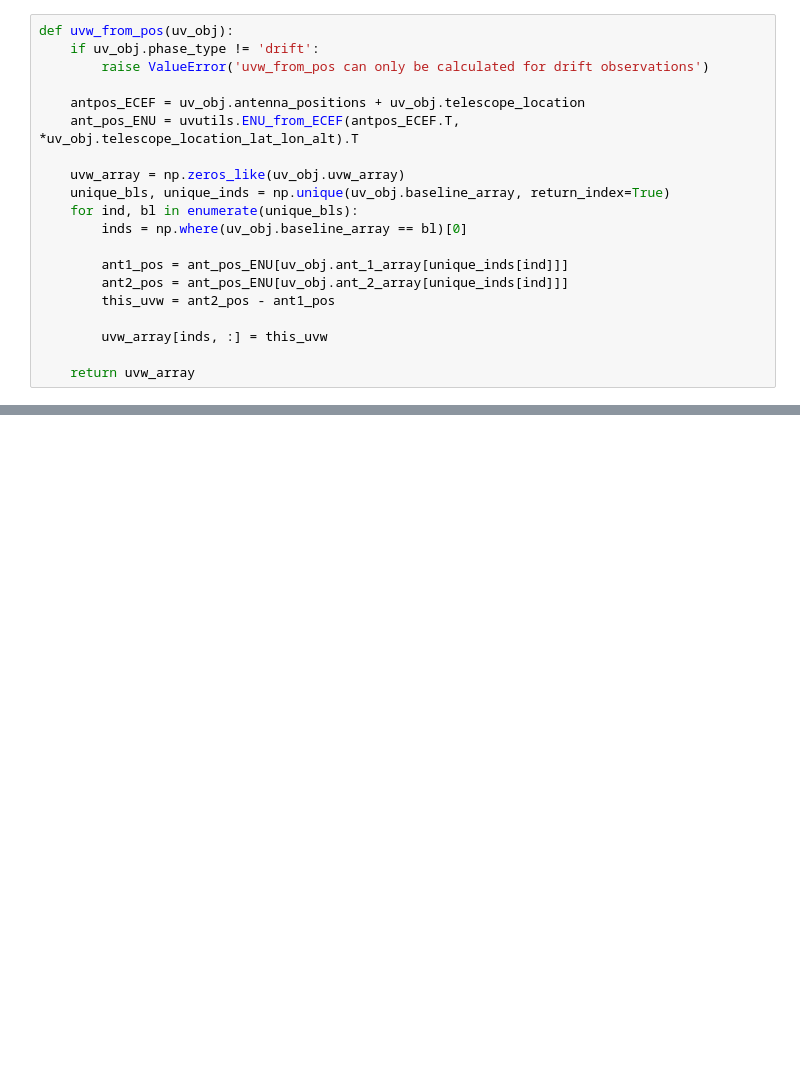
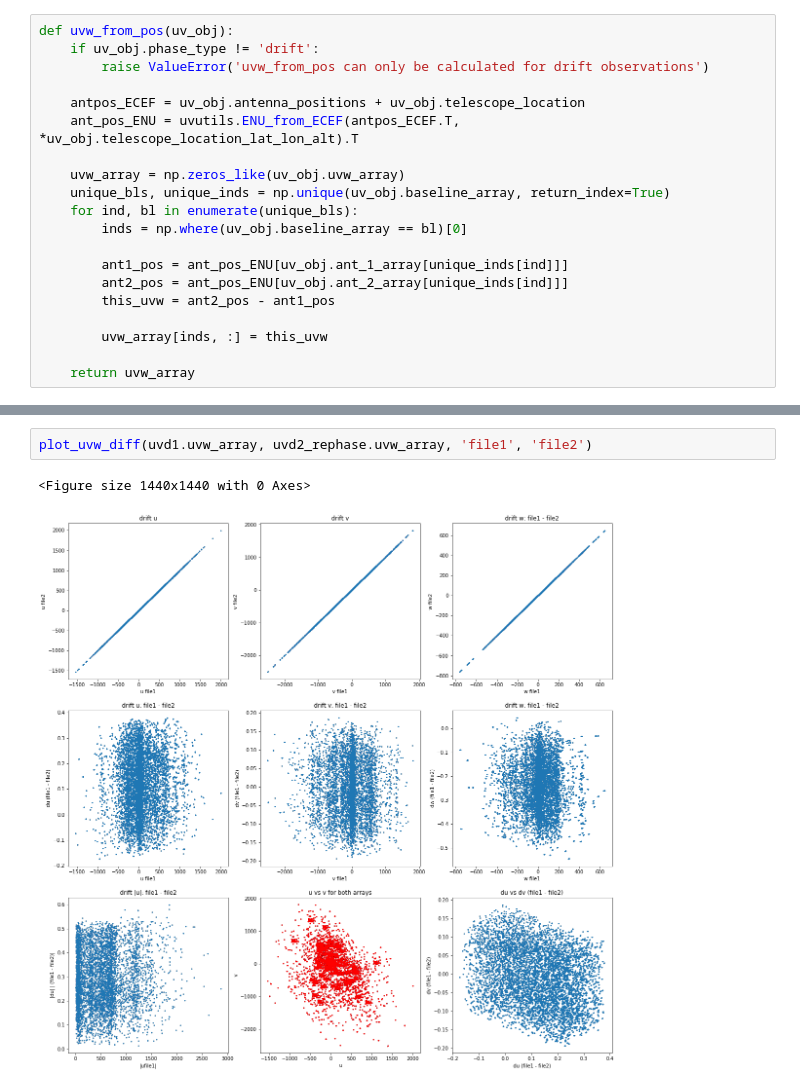
Before and after one commit to bhazelton/random_stuff, a Jupyter notebook: jupyter_notebooks/external_phasing_test.ipynb, the cells around one changed output, grey strips where cells are left out. Cells and saved outputs as stored; diff of their text form; blank space fills up the shorter version.

```diff
--- a/jupyter_notebooks/external_phasing_test.ipynb
+++ b/jupyter_notebooks/external_phasing_test.ipynb
@@ -138,0 +211,5 @@ plot_uvw_diff(uvd1_drift.uvw_array, uvw_diff, '1', 'file1 - file2')
+# %%
+plot_uvw_diff(uvd1.uvw_array, uvd2_rephase.uvw_array, 'file1', 'file2')
+# %% [output]
+<Figure size 1440x1440 with 0 Axes>
+[figure, added]
```
Also changed, not shown: parts of 21 cells of this notebook.
